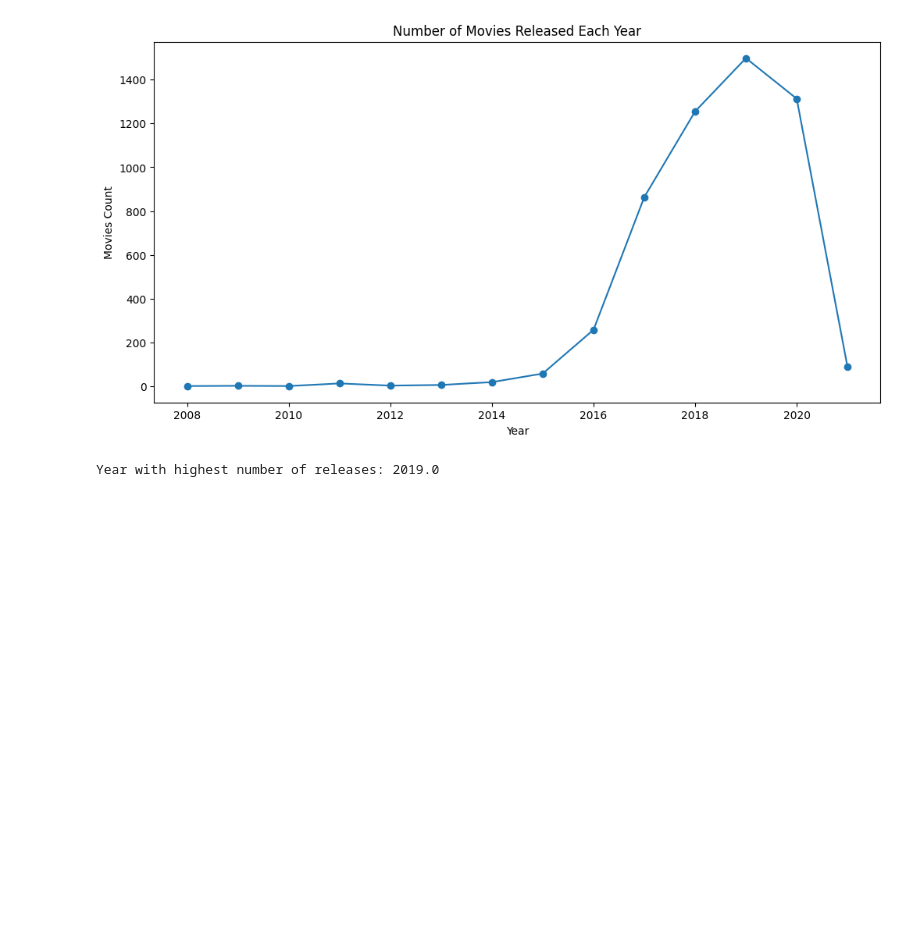
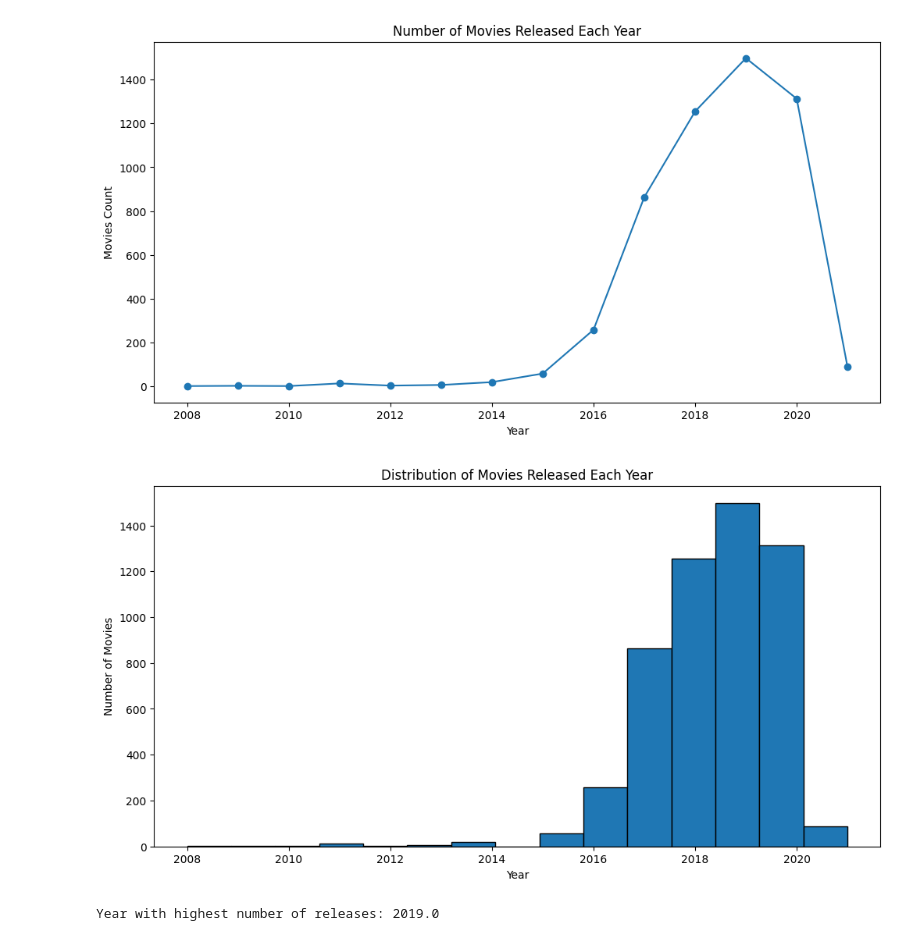
Before and after one commit to SachinGunjal001/Netflix-Python-Analysis, a Jupyter notebook: netflix-DataAnalysis_Python.ipynb, the cells around one changed output. Saved outputs shown, nothing was run; the diff lists cells and outputs as text; code cells hidden in the pictures; blank space fills up the shorter version.

```diff
--- a/netflix-DataAnalysis_Python.ipynb
+++ b/netflix-DataAnalysis_Python.ipynb
@@ -142,6 +142,16 @@ plt.ylabel('Movies Count')
 plt.show()
 # %% [output]
 [figure]
+# %%
+# Histogram: Movies count by year
+plt.figure(figsize=(12,6))
+plt.hist(df[df['Category'] == 'Movie']['Year'].dropna(), bins=15, edgecolor='black')
+plt.title('Distribution of Movies Released Each Year')
+plt.xlabel('Year')
+plt.ylabel('Number of Movies')
+plt.show()
+# %% [output]
+[figure, added]
 # %%
 print(f'Year with highest number of releases: {Total_movies}')
 plt.Figure(figsize=(15,6))
```
